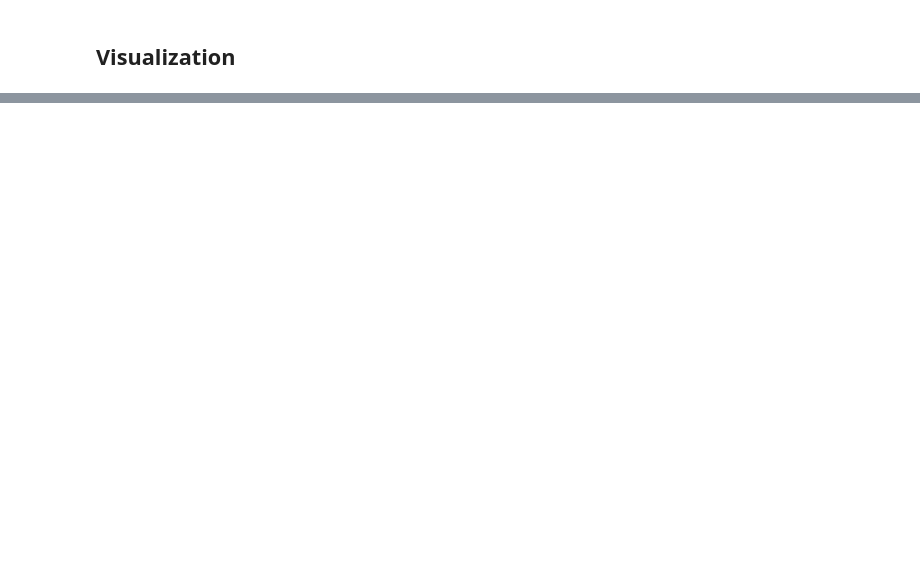
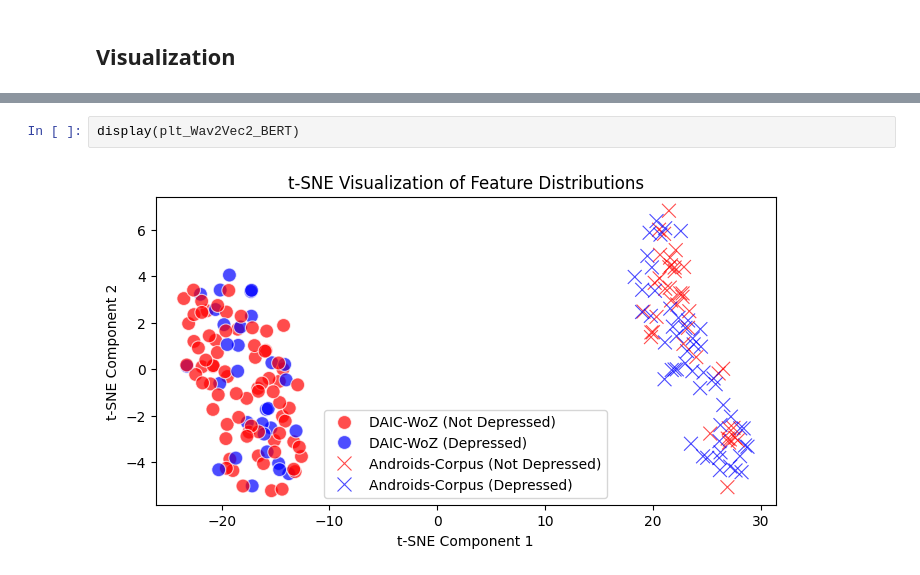
Before and after one commit to tabaraei/MultimodalDG-depression-detection, a Jupyter notebook: Depression_Detection.ipynb, the cells around one changed output, grey strips where cells are left out. Drawn from its saved outputs; the diff is of its cells as text; blank space fills up the shorter version.

```diff
--- a/Depression_Detection.ipynb
+++ b/Depression_Detection.ipynb
@@ -45,0 +56,4 @@ visualize.t_SNE_distributions(audio_vectorizer='HuBERT', text_vectorizer='BERT')
+# %%
+display(plt_Wav2Vec2_BERT)
+# %% [output]
+[figure, added]
```
Also changed, not shown: parts of 4 cells of this notebook, 6 other files.
